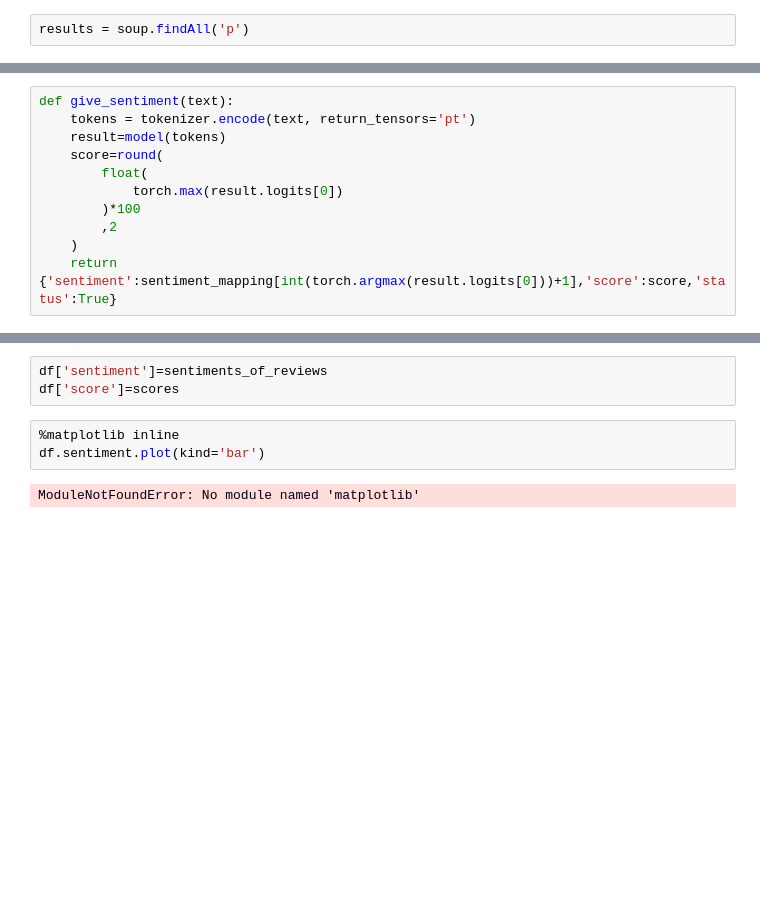
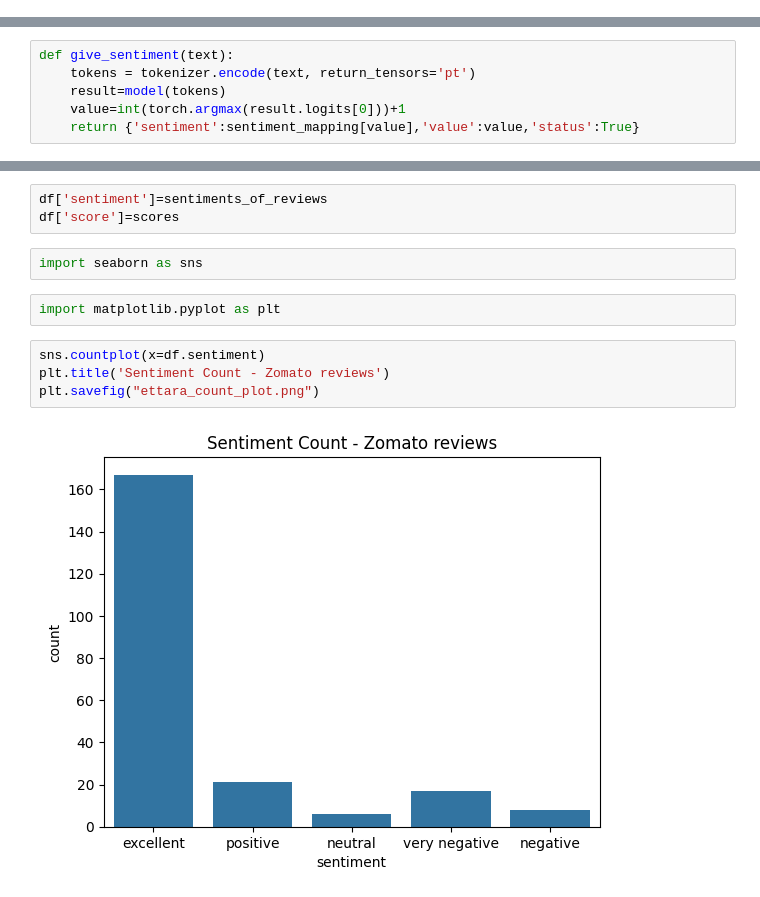
Before and after one commit to Viv696969/Ettara-Data-Driven-Cafe-Software, a Jupyter notebook: Notebook/review_scraping.ipynb, the cells around one changed output, grey strips where cells are left out. Drawn from its saved outputs; the diff is of its cells as text; blank space fills up the shorter version.

Commit message:
scraping reviews done

```diff
--- a/Notebook/review_scraping.ipynb
+++ b/Notebook/review_scraping.ipynb
@@ -68,5 +33,3 @@ print(r.status_code)
 soup=BeautifulSoup(r.text,'html.parser')
 # %% [output]
 NameError: name 'headers' is not defined
-# %%
-results = soup.findAll('p')
@@ -677,13 +492,8 @@ sentiment_mapping[int(torch.argmax(result.logits[0]))+1]
 def give_sentiment(text):
     tokens = tokenizer.encode(text, return_tensors='pt')
     result=model(tokens)
-    score=round(
-        float(
-            torch.max(result.logits[0])
-        )*100
-        ,2
-    )
-    return {'sentiment':sentiment_mapping[int(torch.argmax(result.logits[0]))+1],'score':score,'status':True}
+    value=int(torch.argmax(result.logits[0]))+1
+    return {'sentiment':sentiment_mapping[value],'value':value,'status':True}
 # %%
 give_sentiment("that was really really good ... best one")
 # %% [output]
@@ -701,7 +511,12 @@ for rev in df.review:
 df['sentiment']=sentiments_of_reviews
 df['score']=scores
 # %%
-%matplotlib inline
-df.sentiment.plot(kind='bar')
+import seaborn as sns
-# %% [output]
-ModuleNotFoundError: No module named 'matplotlib'
+# %%
+import matplotlib.pyplot as plt
+# %%
+sns.countplot(x=df.sentiment)
+plt.title('Sentiment Count - Zomato reviews')
+plt.savefig("ettara_count_plot.png")
+# %% [output]
+[figure, added]
```
Also changed, not shown: parts of 36 cells of this notebook, 3 other files.
